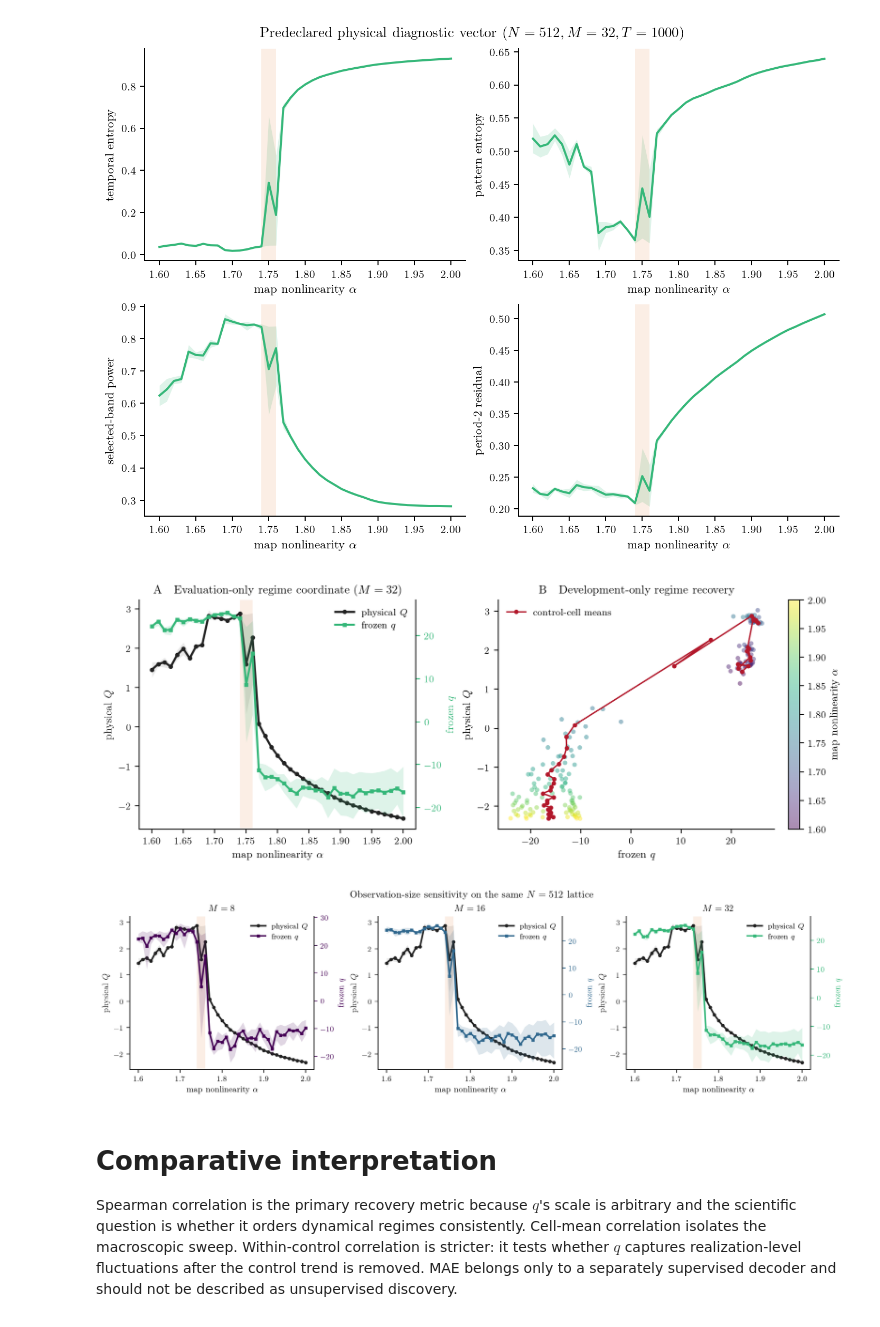
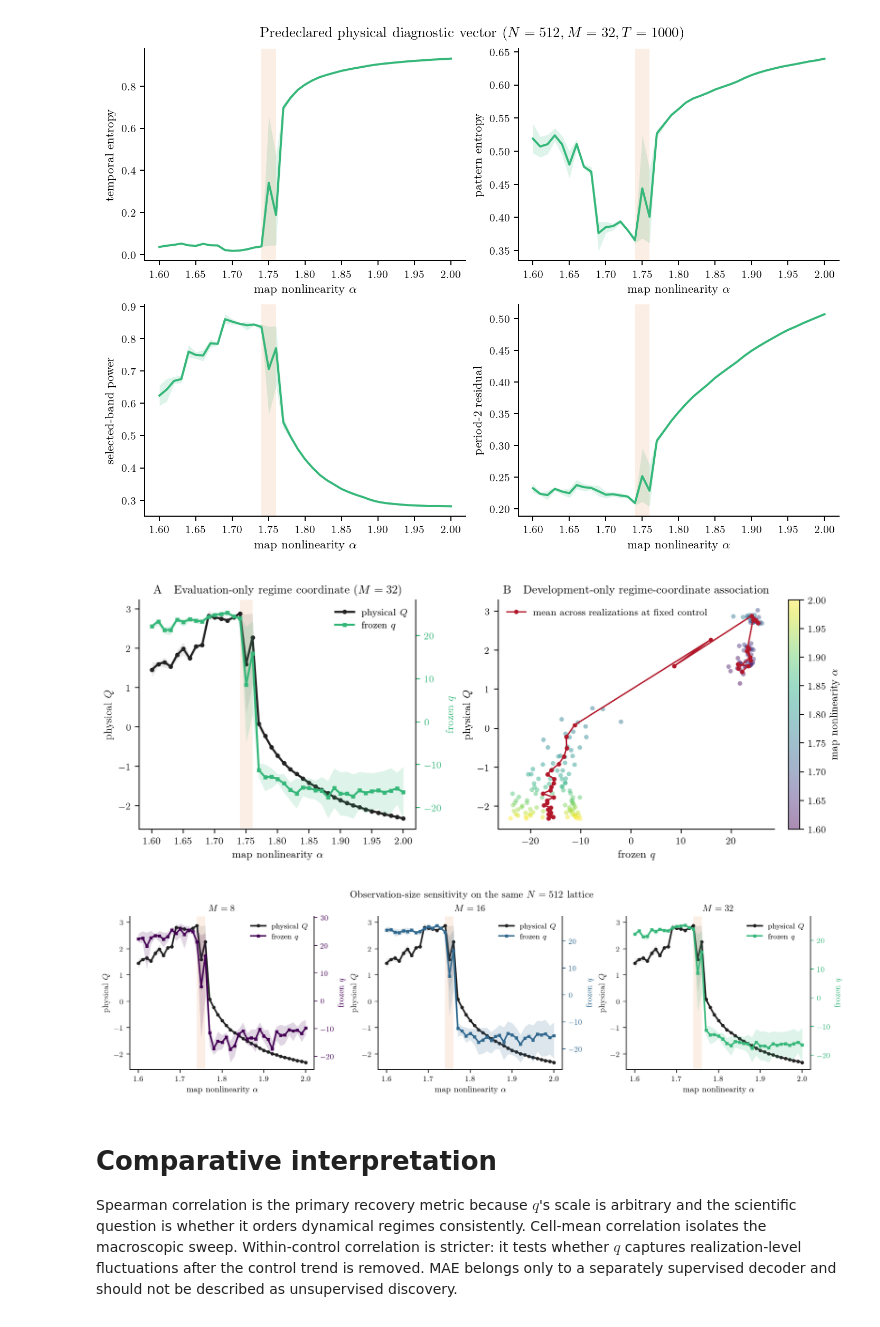
Before and after one commit to willedibam/mts-spi-study-cluster, a Jupyter notebook: notebooks/inference/order-parameter-benchmark-comparison.ipynb, the cells around one changed output. Saved outputs shown, nothing was run; the diff lists cells and outputs as text; code cells hidden in the pictures.

```diff
--- a/notebooks/inference/order-parameter-benchmark-comparison.ipynb
+++ b/notebooks/inference/order-parameter-benchmark-comparison.ipynb
@@ -128,7 +128,7 @@ def recovery_scatter(ax, frame, *, Q, q, control, q_sign=1.0, title=""):
     q_values = q_sign * frame[q].to_numpy(dtype=float)
     points = ax.scatter(q_values, frame[Q], c=frame[control], cmap="viridis", s=15, alpha=.45, edgecolors="none")
     means = frame.assign(_q=q_values).groupby(control)[["_q", Q]].mean().sort_index()
-    ax.plot(means["_q"], means[Q], color="#b2182b", lw=1.2, marker="o", ms=2.8, label="control-cell means")
+    ax.plot(means["_q"], means[Q], color="#b2182b", lw=1.2, marker="o", ms=2.8, label="mean across realizations at fixed control")
     ax.set_xlabel(r"frozen $q$")
     ax.set_ylabel(r"physical $Q$")
     ax.set_title(title)
@@ -321,3 +321,32 @@ fig.suptitle(r"Sample-length sensitivity under one frozen transform")
 plt.show()
 # %% [output]
 [figure]
+# %%
+fig, axes = plt.subplots(1, 3, figsize=(11.25, 3.15), constrained_layout=True)
+T_ALPHA = {100: .38, 500: .68, 1000: 1.0}
+for ax, M in zip(axes, [8, 16, 32], strict=True):
+    q_axis = ax.twinx()
+    physical = bootstrap_curve(sl.query("M == @M and T == 1000"), "gamma", "Q_R_mean", seed=7211 + M)
+    line_Q, = ax.plot(physical.gamma, physical["mean"], color=Q_COLOR, lw=1.9, marker="o", ms=2.6, label=r"physical $Q$")
+    ax.fill_between(physical.gamma, physical.lower, physical.upper, color=Q_FILL, alpha=.16, linewidth=0)
+    lines = [line_Q]
+    for T in [100, 500, 1000]:
+        learned = bootstrap_curve(sl.query("M == @M and T == @T"), "gamma", "q", seed=8111 + M + T)
+        line_q, = q_axis.plot(
+            learned.gamma, learned["mean"], color=COLORS[M], alpha=T_ALPHA[T],
+            lw=1.7, marker="s", ms=2.4, label=rf"frozen $q$, $T={T}$",
+        )
+        q_axis.fill_between(
+            learned.gamma, learned.lower, learned.upper,
+            color=COLORS[M], alpha=.12 * T_ALPHA[T], linewidth=0,
+        )
+        lines.append(line_q)
+    ax.set(xlabel=CONTROL_LABELS["gamma"], ylabel=r"physical $Q$", title=rf"$M=N={M}$")
+    q_axis.set_ylabel(r"frozen $q$", color=COLORS[M])
+    q_axis.tick_params(axis="y", colors=COLORS[M])
+    paper_axis(ax)
+    paper_axis(q_axis, right=True)
+    ax.legend(lines, [line.get_label() for line in lines], frameon=False, fontsize=7, loc="best")
+fig.suptitle(r"Sample-length sensitivity within each full-observation size")
+# fig.savefig(FIGURE_DIR / "stuart_landau_T_lines_by_M.svg")
+plt.show()
@@ -428,30 +459,30 @@ plt.show()
 # %%
 cml_headline = cml_held.query("M == 32")
 fig, axes = plt.subplots(1, 2, figsize=(8.8, 3.35), constrained_layout=True)
 dual_tracking(
     axes[0], cml_headline, control="alpha", Q="Q_phys1", q="q1", q_sign=-1,
     q_color=COLORS[32], boundary=None,
     title=r"A\quad Evaluation-only regime coordinate ($M=32$)",
 )
 axes[0].axvspan(1.74, 1.76, color="#d95f02", alpha=.10, linewidth=0)
 points = recovery_scatter(
     axes[1], cml_headline, Q="Q_phys1", q="q1", control="alpha", q_sign=-1,
-    title=r"B\quad Development-only regime recovery",
+    title=r"B\quad Development-only regime-coordinate association",
 )
 fig.colorbar(points, ax=axes[1], label=r"map nonlinearity $\alpha$")
 # fig.savefig(FIGURE_DIR / "quadratic_cml_headline.svg")
 plt.show()
 
 fig = size_tracking(
     cml_held, control="alpha", Q="Q_phys1", q="q1", q_sign=-1,
     boundary=None, title=r"Observation-size sensitivity on the same $N=512$ lattice",
 )
 for ax in fig.axes[:3]:
     ax.axvspan(1.74, 1.76, color="#d95f02", alpha=.10, linewidth=0)
 # fig.savefig(FIGURE_DIR / "quadratic_cml_by_M.svg")
 plt.show()
 # %% [output]
-[figure, old version]
+[figure, new version]
 [figure]
 # %% [markdown]
 # Comparative interpretation
```
Also changed, not shown: parts of 5 cells of this notebook, 15 other files.
